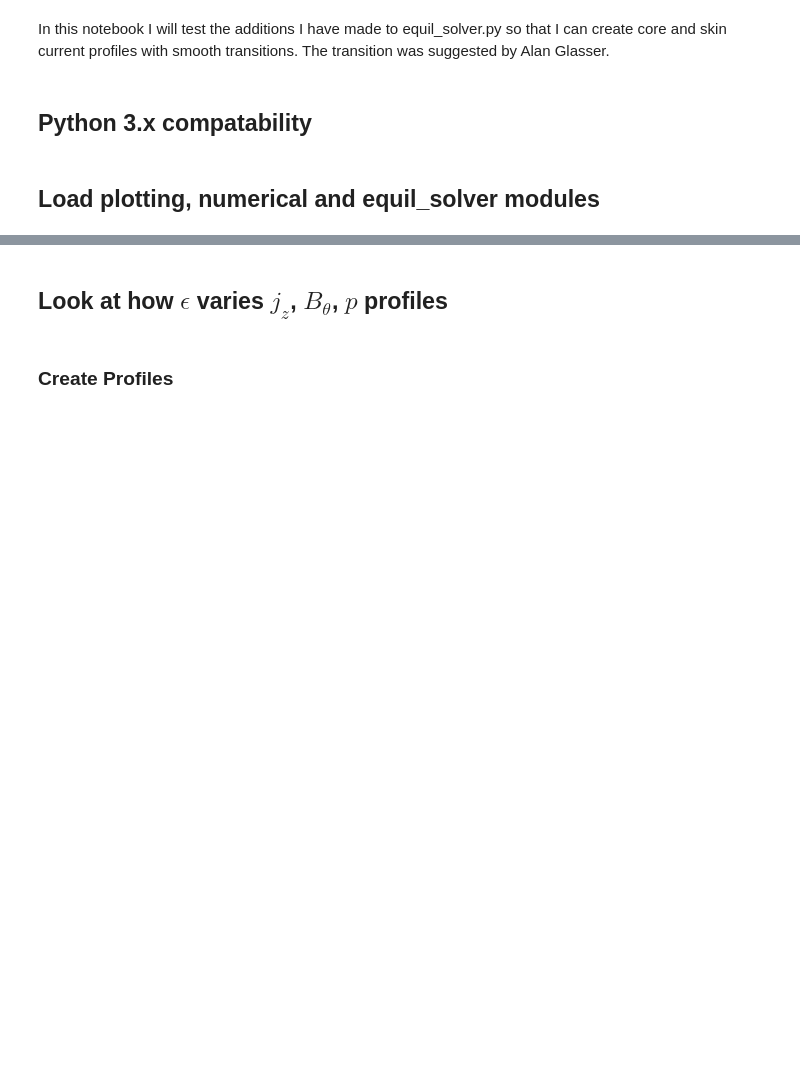
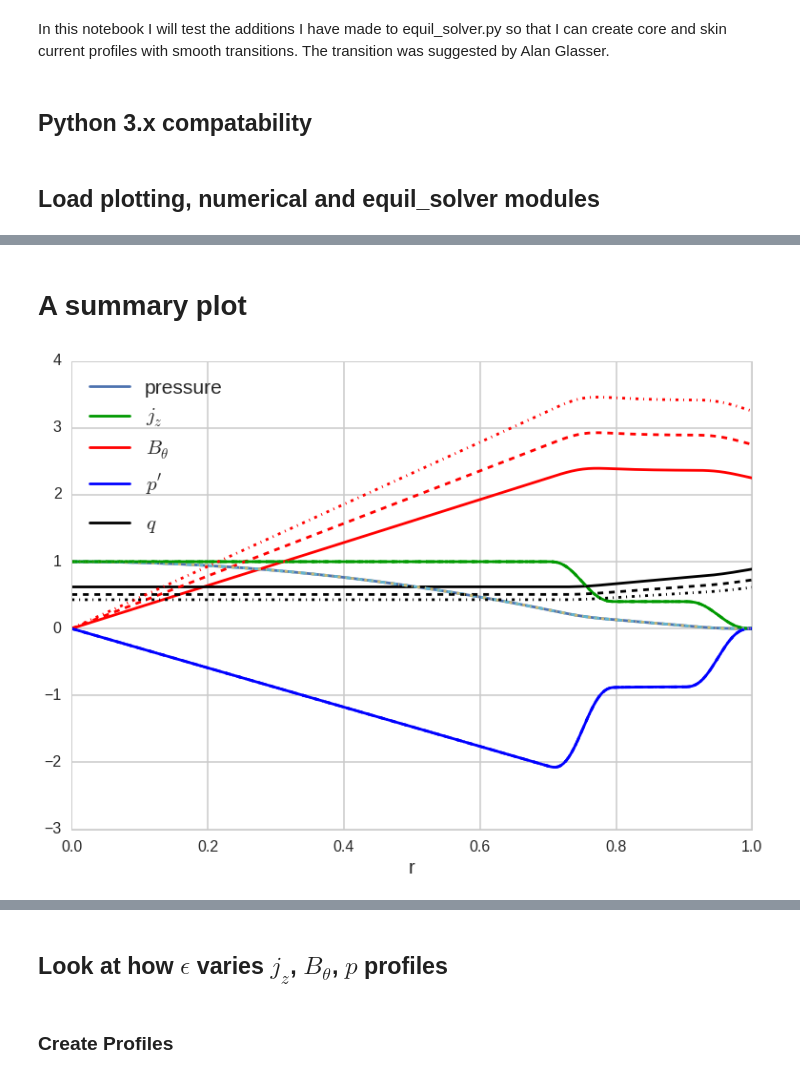
Before and after one commit to jensv/fluxtubestability, a Jupyter notebook: ipython_notebooks/explore_smooth_core_skin_profile.ipynb, the cells around one changed output, grey strips where cells are left out. Cells and saved outputs as stored; diff of their text form; code cells hidden in the pictures; blank space fills up the shorter version.

```diff
--- a/ipython_notebooks/explore_smooth_core_skin_profile.ipynb
+++ b/ipython_notebooks/explore_smooth_core_skin_profile.ipynb
@@ -32,0 +33,31 @@ reload(es)
+# %% [markdown]
+# A summary plot
+# %%
+profile4_5 = es.UnitlessSmoothedCoreSkin(lambda_bar=4.5, k_bar=0.2, epsilon=1.0)
+profile5_5 = es.UnitlessSmoothedCoreSkin(lambda_bar=5.5, k_bar=0.2, epsilon=1.0)
+profile6 = es.UnitlessSmoothedCoreSkin(lambda_bar=6.5, k_bar=0.2, epsilon=1.0)
+# %%
+r = np.linspace(0, 1., 250)
+plt.plot(r, profile4_5.get_splines()['pressure'](r))
+plt.plot(r, profile4_5.get_splines()['j_z'](r), c='#009900')
+plt.plot(r, profile4_5.get_splines()['b_theta'](r), c='#FF0000')
+plt.plot(r, profile4_5.get_splines()['p_prime'](r), c='#0000FF')
+plt.plot(r, 10*profile4_5.get_splines()['q'](r), c='#000000')
+
+plt.plot(r, profile5_5.get_splines()['pressure'](r), '--')
+plt.plot(r, profile5_5.get_splines()['j_z'](r), '--', c='#009900')
+plt.plot(r, profile5_5.get_splines()['b_theta'](r), '--', c='#FF0000')
+plt.plot(r, profile5_5.get_splines()['p_prime'](r), '--', c='#0000FF')
+plt.plot(r, 10*profile5_5.get_splines()['q'](r), '--', c='#000000')
+
+plt.plot(r, profile6.get_splines()['pressure'](r), '-.')
+plt.plot(r, profile6.get_splines()['j_z'](r), '-.', c='#009900')
+plt.plot(r, profile6.get_splines()['b_theta'](r), '-.', c='#FF0000')
+plt.plot(r, profile6.get_splines()['p_prime'](r), '-.', c='#0000FF')
+plt.plot(r, 10*profile6.get_splines()['q'](r), '-.', c='#000000')
+
+plt.legend([r'pressure', r'$j_z$', r'$B_{\theta}$', r"$p'$", '$q$'], loc='best', fontsize=21)
+plt.xlabel('r', fontsize=20)
+plt.show()
+# %% [output]
+[figure, added]
```
Also changed, not shown: parts of 8 cells of this notebook.
